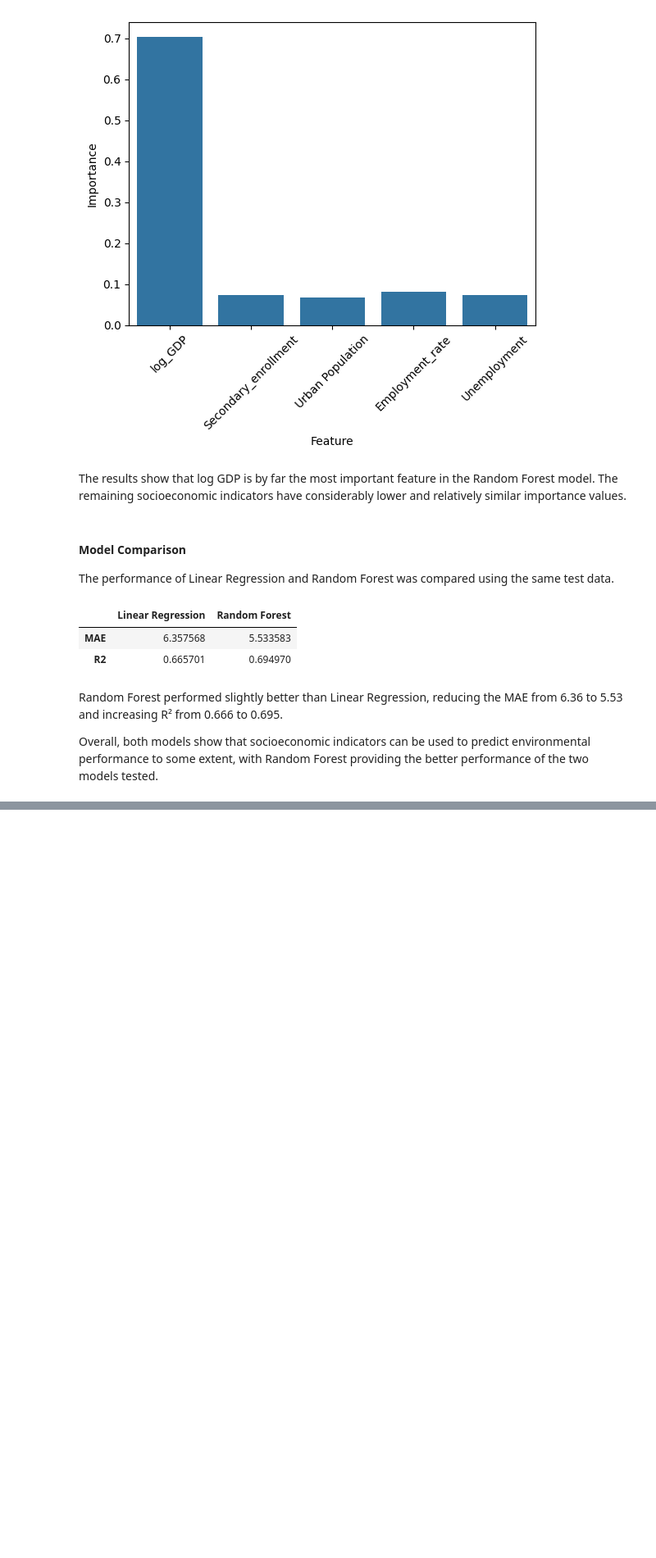
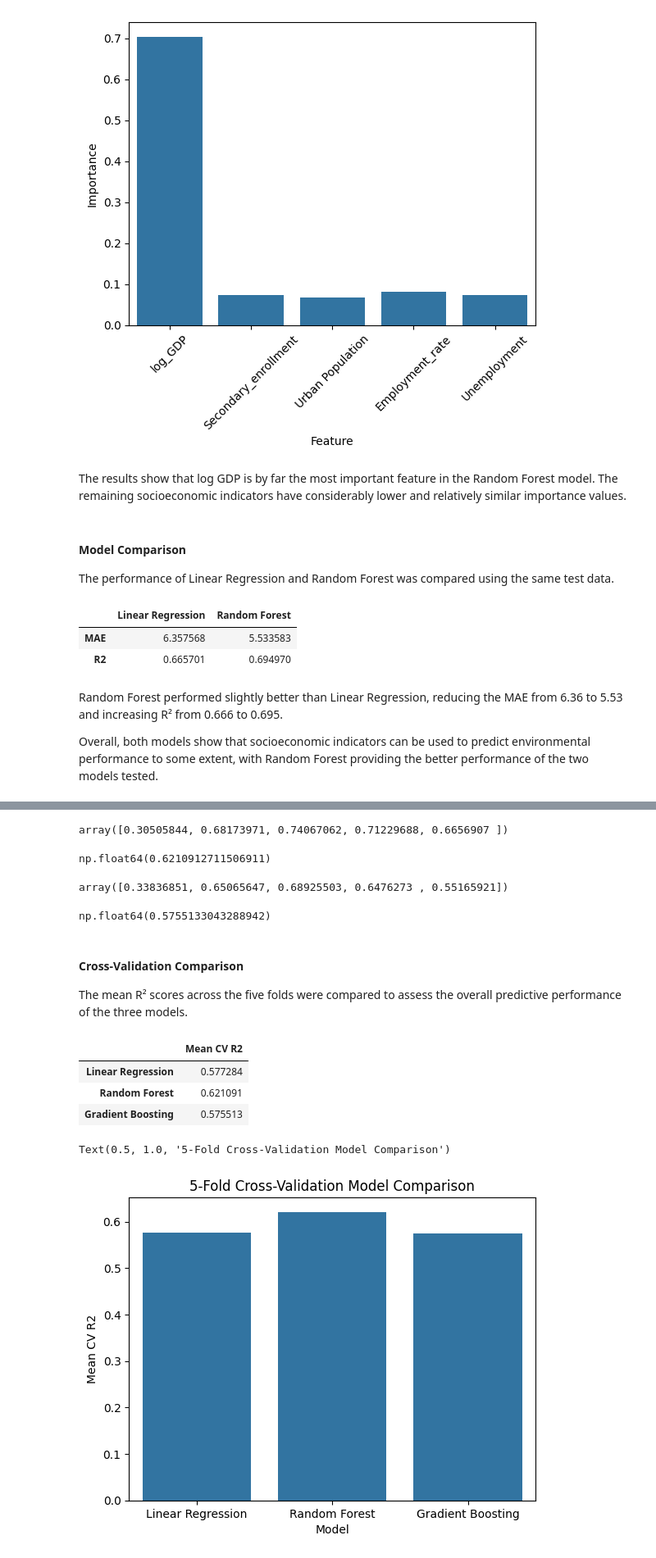
Before and after one commit to Adapala4/environmental-performance-analysis, a Jupyter notebook: environmental_analysis.ipynb, the cells around one changed output, grey strips where cells are left out. Shown at 82% size. Saved outputs shown, nothing was run; the diff lists cells and outputs as text; code cells hidden in the pictures; blank space fills up the shorter version.

Commit message:
Add Gradient Boosting and cross-validation

```diff
--- a/environmental_analysis.ipynb
+++ b/environmental_analysis.ipynb
@@ -1080,0 +1137,3 @@ Overall, both models show that socioeconomic indicators can be used to predict e
+# %%
+lr_cv_r2 = cross_val_score(lr_pipeline, X, y, scoring = 'r2', cv = 5)
+lr_cv_r2
@@ -1080,0 +1146,43 @@ Overall, both models show that socioeconomic indicators can be used to predict e
+# %%
+rf_cv_r2 = cross_val_score(rf_pipeline, X, y, scoring = 'r2', cv = 5)
+rf_cv_r2
+# %% [output]
+array([0.30505844, 0.68173971, 0.74067062, 0.71229688, 0.6656907 ])
+# %%
+rf_cv_r2.mean()
+# %% [output]
+np.float64(0.6210912711506911)
+# %%
+gb_cv_r2 = cross_val_score(gb_pipeline, X, y, scoring = 'r2', cv = 5)
+gb_cv_r2
+# %% [output]
+array([0.33836851, 0.65065647, 0.68925503, 0.6476273 , 0.55165921])
+# %%
+gb_cv_r2.mean()
+# %% [output]
+np.float64(0.5755133043288942)
+# %% [markdown]
+#### Cross-Validation Comparison
+
+The mean R² scores across the five folds were compared to assess the overall predictive performance of the three models.
+# %%
+cv_comparison = pd.DataFrame({
+    'Mean CV R2': [lr_cv_r2.mean(), rf_cv_r2.mean(), gb_cv_r2.mean()]}, index=[
+    'Linear Regression',
+    'Random Forest',
+    'Gradient Boosting'
+])
+cv_comparison
+# %% [output]
+|  | Mean CV R2 |
+| Linear Regression | 0.577284 |
+| Random Forest | 0.621091 |
+| Gradient Boosting | 0.575513 |
+# %%
+sns.barplot(x=cv_comparison.index, y='Mean CV R2', data=cv_comparison)
+plt.xlabel('Model')
+plt.ylabel('Mean CV R2')
+plt.title('5-Fold Cross-Validation Model Comparison')
+# %% [output]
+Text(0.5, 1.0, '5-Fold Cross-Validation Model Comparison')
+[figure, added]
```
Also changed, not shown: parts of 19 cells of this notebook.
